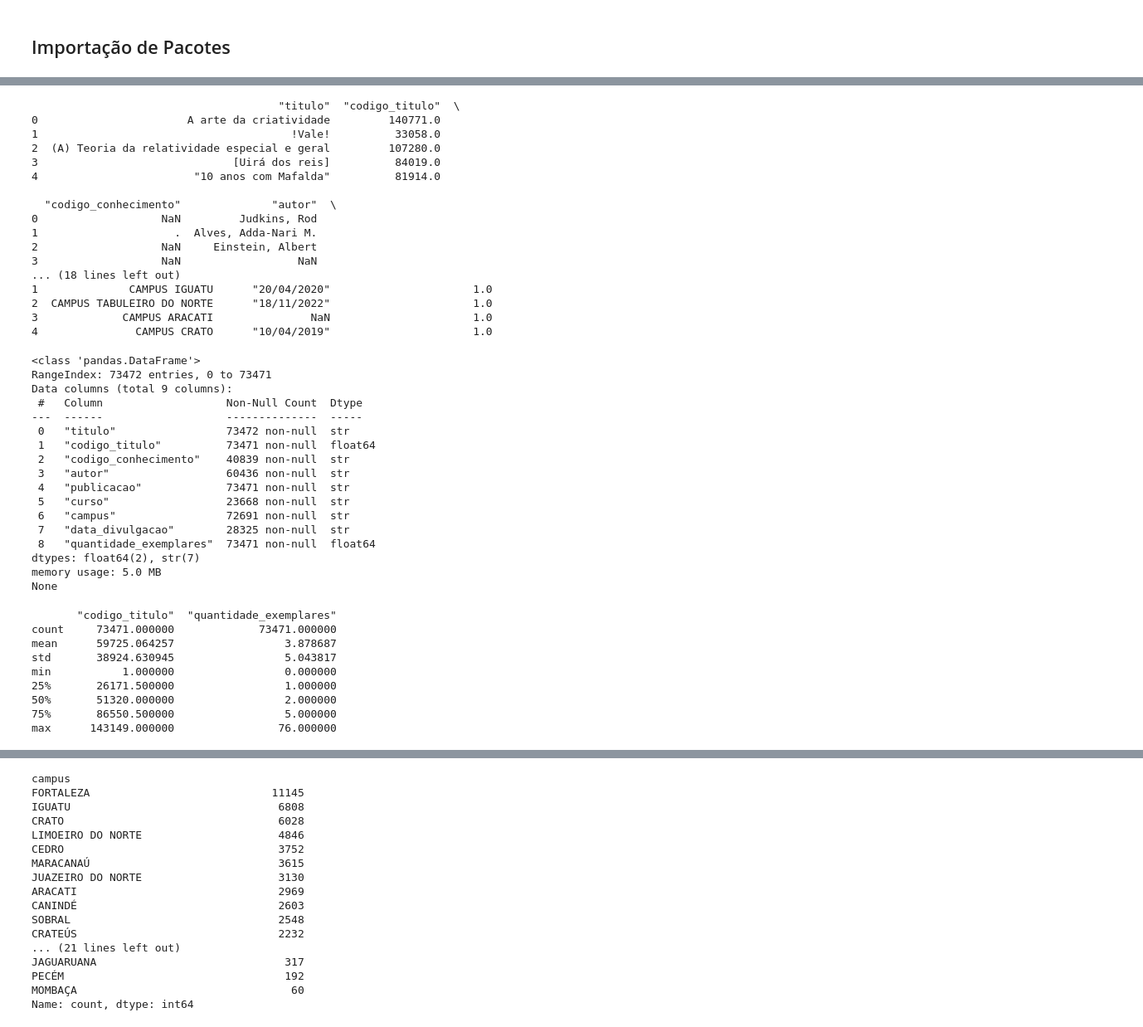
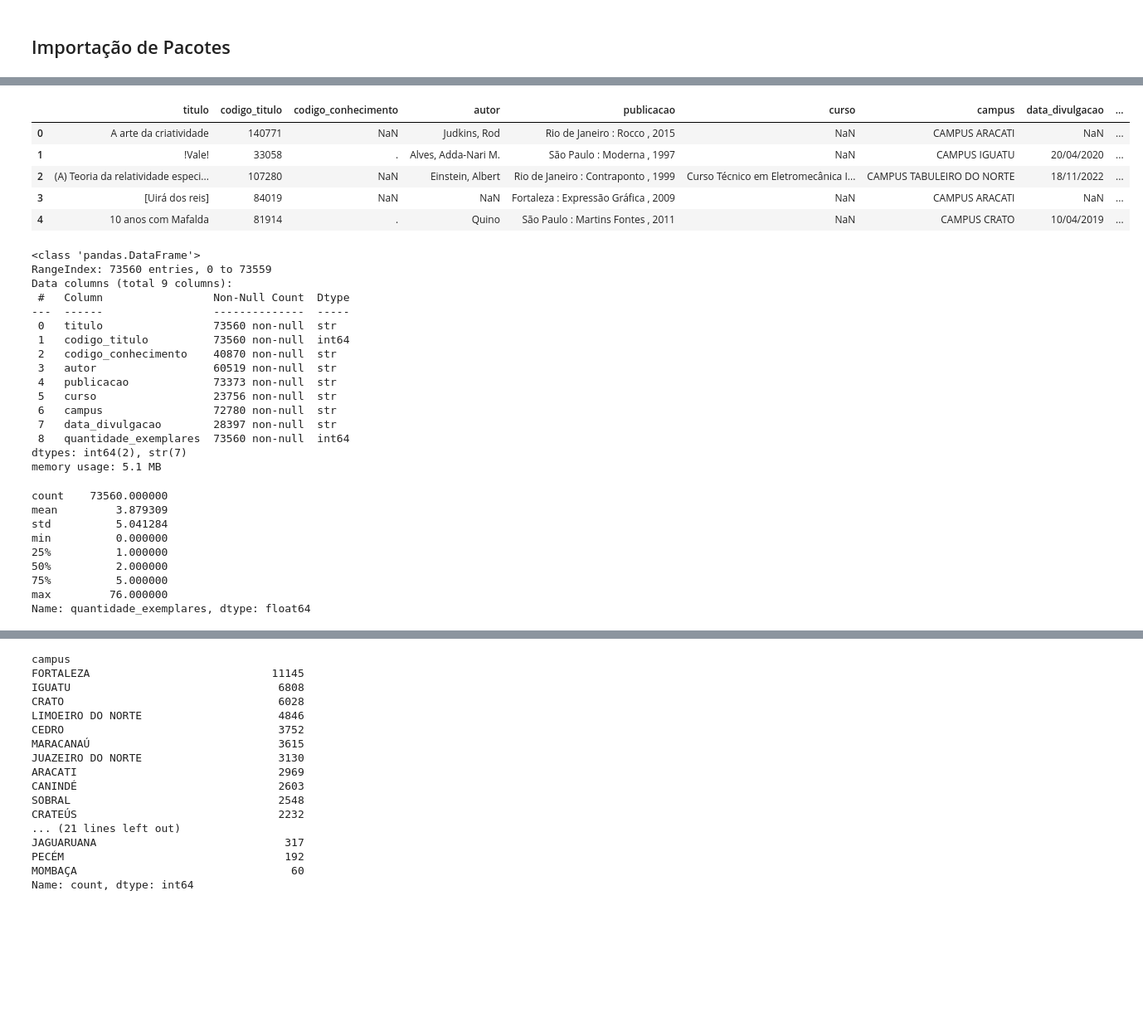
Before and after one commit to vlimax/Rede-Bibliotecas-IFCE, a Jupyter notebook: Exploração de Dados.ipynb, the cells around one changed output, grey strips where cells are left out. Shown at 83% size. Cells and saved outputs as stored; diff of their text form; code cells hidden in the pictures; blank space fills up the shorter version.

Commit message:
Reorganização da Etapa de Limpeza dos Dados

```diff
--- a/Exploração de Dados.ipynb
+++ b/Exploração de Dados.ipynb
@@ -25,53 +27,42 @@ Ao tentar carregar os dados em um dataframe no pandas, houve algun problemas rel
 # %%
-df = pd.read_csv('Dados/ifce-biblioteca-livros.csv', sep='\t', encoding='utf-8-sig', quoting=3, on_bad_lines='skip')
-print(df.head())
+df = pd.read_csv('Dados/ifce-biblioteca-livros.csv', sep='\t', encoding='utf-8-sig')
+
+df.head()
 # %% [output]
-                                      "titulo"  "codigo_titulo"  \
-0                       A arte da criatividade         140771.0
-1                                       !Vale!          33058.0
-2  (A) Teoria da relatividade especial e geral         107280.0
-3                              [Uirá dos reis]          84019.0
-4                        "10 anos com Mafalda"          81914.0
-
-  "codigo_conhecimento"              "autor"  \
-0                   NaN         Judkins, Rod
-1                     .  Alves, Adda-Nari M.
-2                   NaN     Einstein, Albert
-3                   NaN                  NaN
-... (18 lines left out)
-1              CAMPUS IGUATU      "20/04/2020"                      1.0
-2  CAMPUS TABULEIRO DO NORTE      "18/11/2022"                      1.0
-3             CAMPUS ARACATI               NaN                      1.0
-4               CAMPUS CRATO      "10/04/2019"                      1.0
+|  | titulo | codigo_titulo | codigo_conhecimento | autor | publicacao | curso | campus | data_divulgacao | ... |
+| 0 | A arte da criatividade | 140771 | NaN | Judkins, Rod | Rio de Janeiro : Rocco , 2015 | NaN | CAMPUS ARACATI | NaN | ... |
+| 1 | !Vale! | 33058 | . | Alves, Adda-Nari M. | São Paulo : Moderna , 1997 | NaN | CAMPUS IGUATU | 20/04/2020 | ... |
+| 2 | (A) Teoria da relatividade especi... | 107280 | NaN | Einstein, Albert | Rio de Janeiro : Contraponto , 1999 | Curso Técnico em Eletromecânica I... | CAMPUS TABULEIRO DO NORTE | 18/11/2022 | ... |
+| 3 | [Uirá dos reis] | 84019 | NaN | NaN | Fortaleza : Expressão Gráfica , 2009 | NaN | CAMPUS ARACATI | NaN | ... |
+| 4 | 10 anos com Mafalda | 81914 | . | Quino | São Paulo : Martins Fontes , 2011 | NaN | CAMPUS CRATO | 10/04/2019 | ... |
 # %%
-print(df.info())
+df.info()
 # %% [output]
 <class 'pandas.DataFrame'>
-RangeIndex: 73472 entries, 0 to 73471
+RangeIndex: 73560 entries, 0 to 73559
 Data columns (total 9 columns):
- #   Column                   Non-Null Count  Dtype
----  ------                   --------------  -----
- 0   "titulo"                 73472 non-null  str
- 1   "codigo_titulo"          73471 non-null  float64
- 2   "codigo_conhecimento"    40839 non-null  str
- 3   "autor"                  60436 non-null  str
- 4   "publicacao"             73471 non-null  str
- 5   "curso"                  23668 non-null  str
- 6   "campus"                 72691 non-null  str
- 7   "data_divulgacao"        28325 non-null  str
- 8   "quantidade_exemplares"  73471 non-null  float64
-dtypes: float64(2), str(7)
-memory usage: 5.0 MB
-None
+ #   Column                 Non-Null Count  Dtype
+---  ------                 --------------  -----
+ 0   titulo                 73560 non-null  str
+ 1   codigo_titulo          73560 non-null  int64
+ 2   codigo_conhecimento    40870 non-null  str
+ 3   autor                  60519 non-null  str
+ 4   publicacao             73373 non-null  str
+ 5   curso                  23756 non-null  str
+ 6   campus                 72780 non-null  str
+ 7   data_divulgacao        28397 non-null  str
+ 8   quantidade_exemplares  73560 non-null  int64
+dtypes: int64(2), str(7)
+memory usage: 5.1 MB
 # %%
-print(df.describe())
+df["quantidade_exemplares"].describe()
 # %% [output]
-       "codigo_titulo"  "quantidade_exemplares"
-count     73471.000000             73471.000000
-mean      59725.064257                 3.878687
-std       38924.630945                 5.043817
-min           1.000000                 0.000000
-25%       26171.500000                 1.000000
-50%       51320.000000                 2.000000
-75%       86550.500000                 5.000000
-max      143149.000000                76.000000
+count    73560.000000
+mean         3.879309
+std          5.041284
+min          0.000000
+25%          1.000000
+50%          2.000000
+75%          5.000000
+max         76.000000
+Name: quantidade_exemplares, dtype: float64
```
Also changed, not shown: parts of 31 cells of this notebook.
